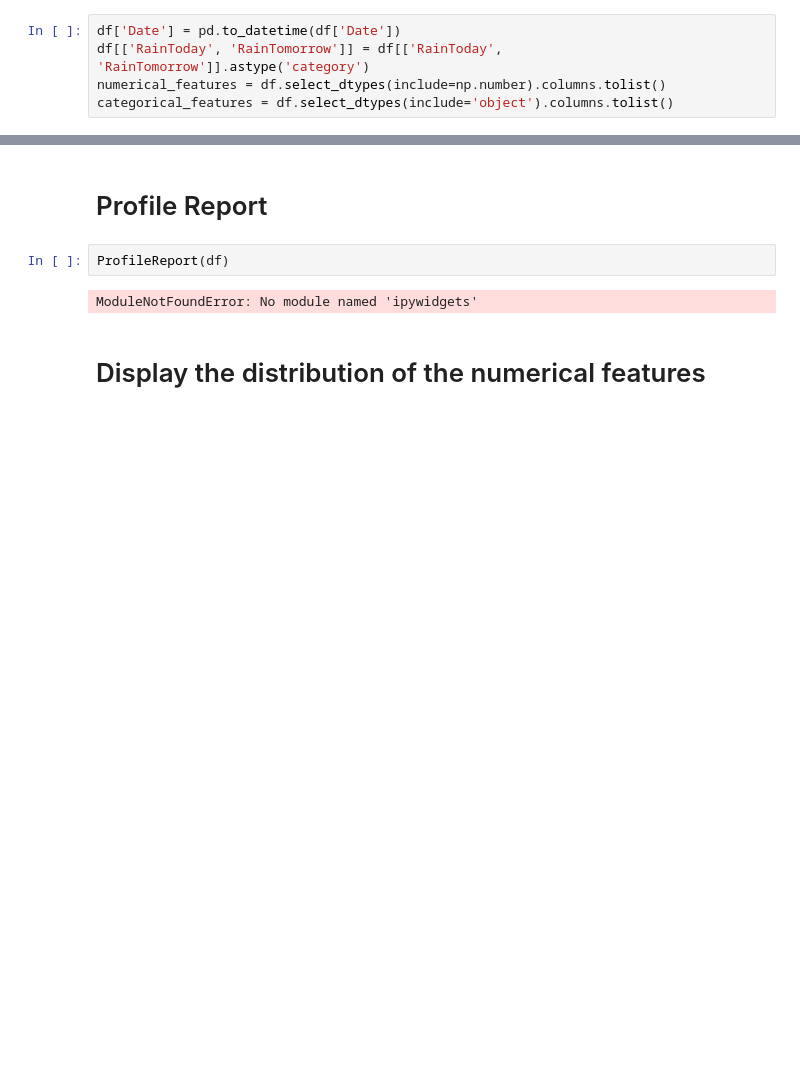
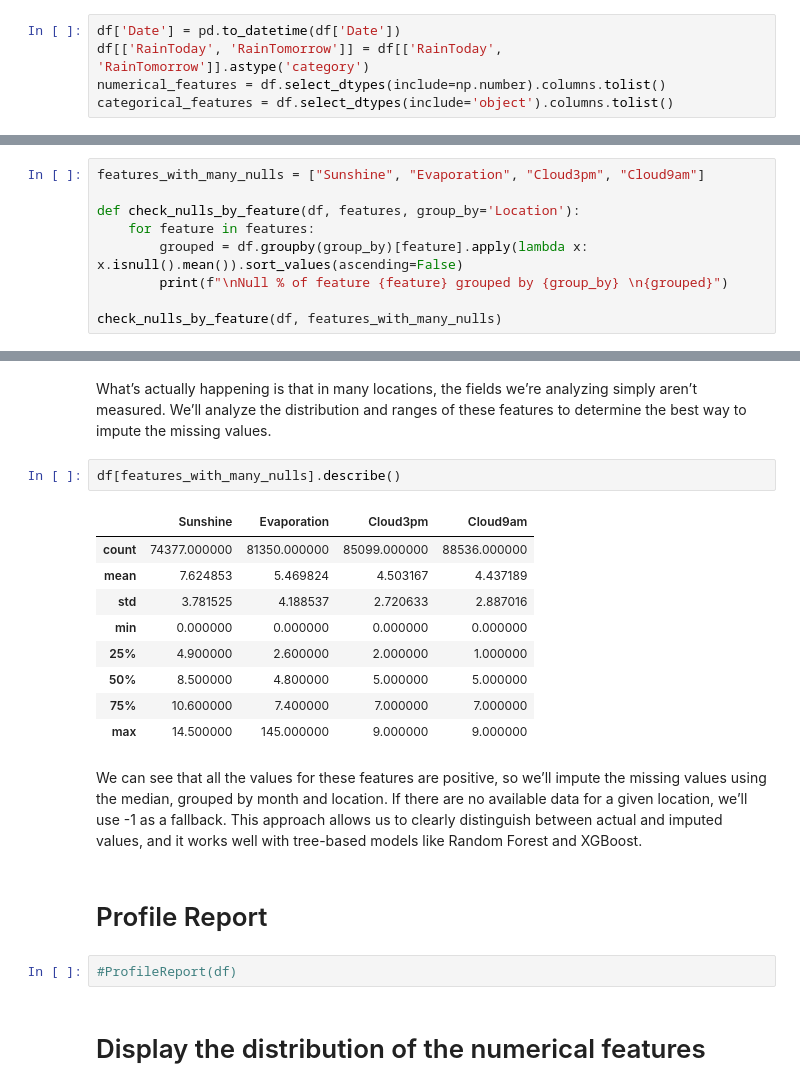
Before and after one commit to robertogarces/australia_rain, a Jupyter notebook: notebooks/exploration.ipynb, the cells around one changed output, grey strips where cells are left out. Cells and saved outputs as stored; diff of their text form; blank space fills up the shorter version.

```diff
--- a/notebooks/exploration.ipynb
+++ b/notebooks/exploration.ipynb
@@ -83,0 +88,9 @@ Many features have missing values. In most cases, the amount of missing data is
+# %%
+features_with_many_nulls = ["Sunshine", "Evaporation", "Cloud3pm", "Cloud9am"]
+
+def check_nulls_by_feature(df, features, group_by='Location'):
+    for feature in features:
+        grouped = df.groupby(group_by)[feature].apply(lambda x: x.isnull().mean()).sort_values(ascending=False)
+        print(f"\nNull % of feature {feature} grouped by {group_by} \n{grouped}")
+
+check_nulls_by_feature(df, features_with_many_nulls)
@@ -84,9 +115,23 @@ Many features have missing values. In most cases, the amount of missing data is
+# %% [markdown]
+What’s actually happening is that in many locations, the fields we’re analyzing simply aren’t measured. We’ll analyze the distribution and ranges of these features to determine the best way to impute the missing values.
+# %%
+df[features_with_many_nulls].describe()
+# %% [output]
+|  | Sunshine | Evaporation | Cloud3pm | Cloud9am |
+| count | 74377.000000 | 81350.000000 | 85099.000000 | 88536.000000 |
+| mean | 7.624853 | 5.469824 | 4.503167 | 4.437189 |
+| std | 3.781525 | 4.188537 | 2.720633 | 2.887016 |
+| min | 0.000000 | 0.000000 | 0.000000 | 0.000000 |
+| 25% | 4.900000 | 2.600000 | 2.000000 | 1.000000 |
+| 50% | 8.500000 | 4.800000 | 5.000000 | 5.000000 |
+| 75% | 10.600000 | 7.400000 | 7.000000 | 7.000000 |
+| max | 14.500000 | 145.000000 | 9.000000 | 9.000000 |
+# %% [markdown]
+We can see that all the values for these features are positive, so we’ll impute the missing values using the median, grouped by month and location. If there are no available data for a given location, we’ll use -1 as a fallback. This approach allows us to clearly distinguish between actual and imputed values, and it works well with tree-based models like Random Forest and XGBoost.
 # %% [markdown]
 # Profile Report
 # %%
-ProfileReport(df)
+#ProfileReport(df)
-# %% [output]
-ModuleNotFoundError: No module named 'ipywidgets'
 # %% [markdown]
 # Display the distribution of the numerical features
 # %%
```
Also changed, not shown: parts of 7 cells of this notebook, 1 other file.
